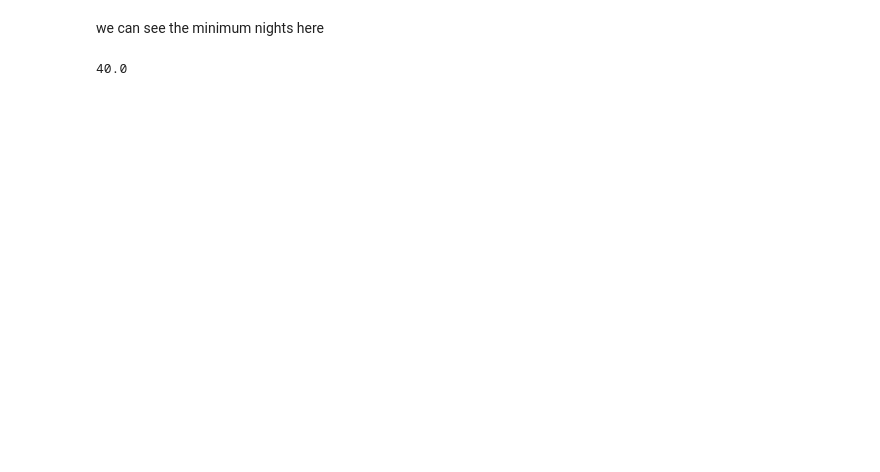
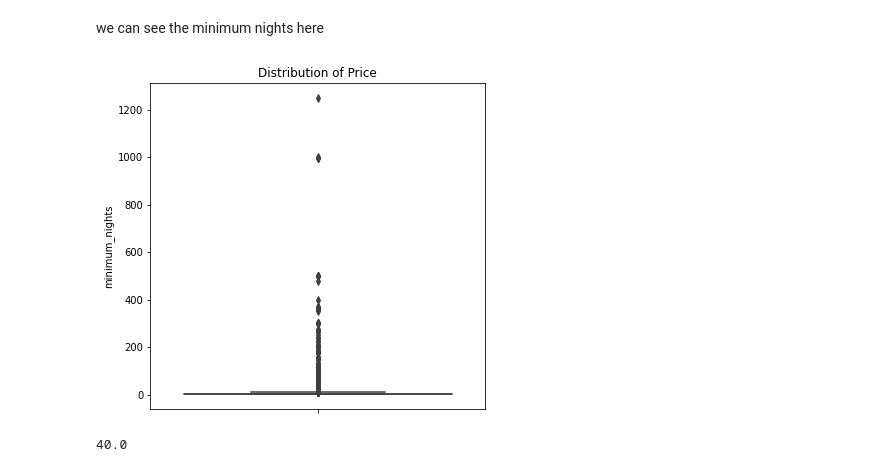
Before and after one commit to Ensemble-learning-project/Ensemble-learning, a Jupyter notebook: Price_prediction.ipynb, the cells around one changed output. Saved outputs shown, nothing was run; the diff lists cells and outputs as text; code cells hidden in the pictures; blank space fills up the shorter version.

```diff
--- a/Price_prediction.ipynb
+++ b/Price_prediction.ipynb
@@ -157,9 +187,11 @@ plt.show()
 we can see the minimum nights here
 # %%
 plt.figure(figsize=(6,6))
-sns.boxplot(y=data['minimum_nights'])
+sns.boxplot(y=df['minimum_nights'])
 plt.title("Distribution of Price")
 plt.show()
+# %% [output]
+[figure, added]
 # %%
 m1 = df['minimum_nights'].quantile(0.99)
 print(m1)
```
Also changed, not shown: parts of 65 cells of this notebook, 1 other file.
